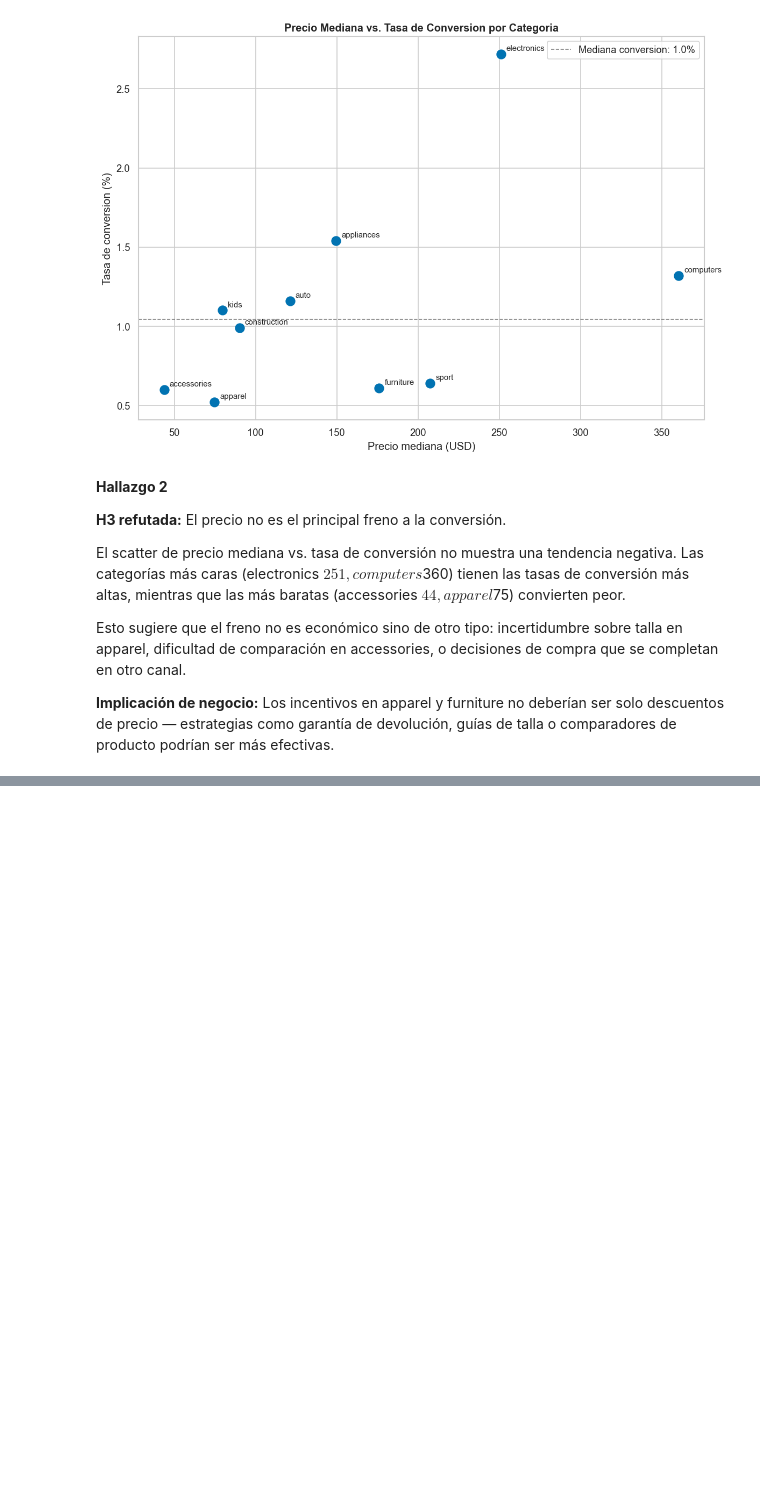
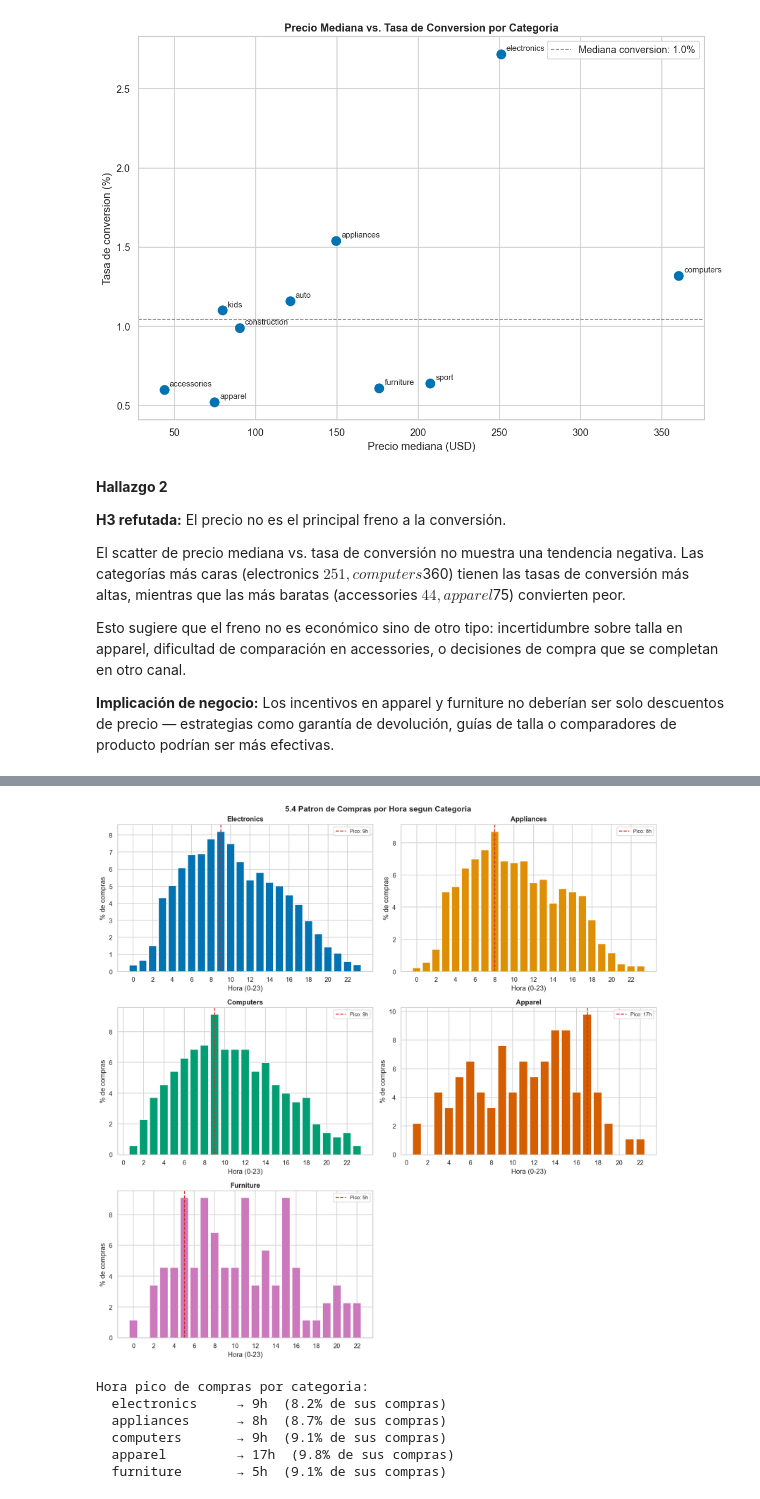
Before and after one commit to HeiderZapata/taller_visualiza_datos, a Jupyter notebook: taller 2.ipynb, the cells around one changed output, grey strips where cells are left out. Cells and saved outputs as stored; diff of their text form; code cells hidden in the pictures; blank space fills up the shorter version.

```diff
--- a/taller 2.ipynb
+++ b/taller 2.ipynb
@@ -546,0 +659,61 @@ Esto sugiere que el freno no es económico sino de otro tipo: incertidumbre sobr
+# %%
+# Top 5 categorías por volumen de compras
+top5_cats = ['electronics', 'appliances', 'computers', 'apparel', 'furniture']
+
+purchases_cat = (df_muestra[
+    (df_muestra['event_type'] == 'purchase') &
+    (df_muestra['category_main'].isin(top5_cats))
+].copy())
+
+# Compras por hora para cada categoría
+compras_hora_cat = (purchases_cat
+                    .groupby(['category_main', 'hour'])
+                    .size()
+                    .reset_index(name='compras'))
+
+# Normalizar por el total de cada categoría para comparar en % y no en volumen absoluto
+totales = compras_hora_cat.groupby('category_main')['compras'].transform('sum')
+compras_hora_cat['pct'] = (compras_hora_cat['compras'] / totales * 100).round(2)
+
+fig, axes = plt.subplots(3, 2, figsize=(14, 14))
+fig.suptitle('5.4 Patron de Compras por Hora segun Categoria',
+             fontsize=14, fontweight='bold')
+axes = axes.flatten()
+
+colores = sns.color_palette('colorblind', 5)
+
+for i, cat in enumerate(top5_cats):
+    data = compras_hora_cat[compras_hora_cat['category_main'] == cat]
+    hora_pico = data.loc[data['pct'].idxmax(), 'hour']
+
+    axes[i].bar(data['hour'], data['pct'],
+                color=colores[i], edgecolor='white')
+    axes[i].axvline(hora_pico, color='#d62728', linestyle='--',
+                    linewidth=1.5, label=f'Pico: {hora_pico}h')
+    axes[i].set_title(cat.capitalize(), fontweight='bold')
+    axes[i].set_xlabel('Hora (0-23)')
+    axes[i].set_ylabel('% de compras')
+    axes[i].set_xticks(range(0, 24, 2))
+    axes[i].legend(fontsize=9)
+
+# Apagar el subplot sobrante
+axes[5].set_visible(False)
+
+plt.tight_layout()
+plt.savefig('exploracion_04_hora_por_categoria.png', bbox_inches='tight')
+plt.show()
+
+print("Hora pico de compras por categoria:")
+for cat in top5_cats:
+    data = compras_hora_cat[compras_hora_cat['category_main'] == cat]
+    hora_pico = data.loc[data['pct'].idxmax(), 'hour']
+    pct_pico = data['pct'].max()
+    print(f"  {cat:15s} → {hora_pico}h  ({pct_pico:.1f}% de sus compras)")
+# %% [output]
+[figure, added]
+Hora pico de compras por categoria:
+  electronics     → 9h  (8.2% de sus compras)
+  appliances      → 8h  (8.7% de sus compras)
+  computers       → 9h  (9.1% de sus compras)
+  apparel         → 17h  (9.8% de sus compras)
+  furniture       → 5h  (9.1% de sus compras)
```
Also changed, not shown: parts of 12 cells of this notebook, 3 other files.
